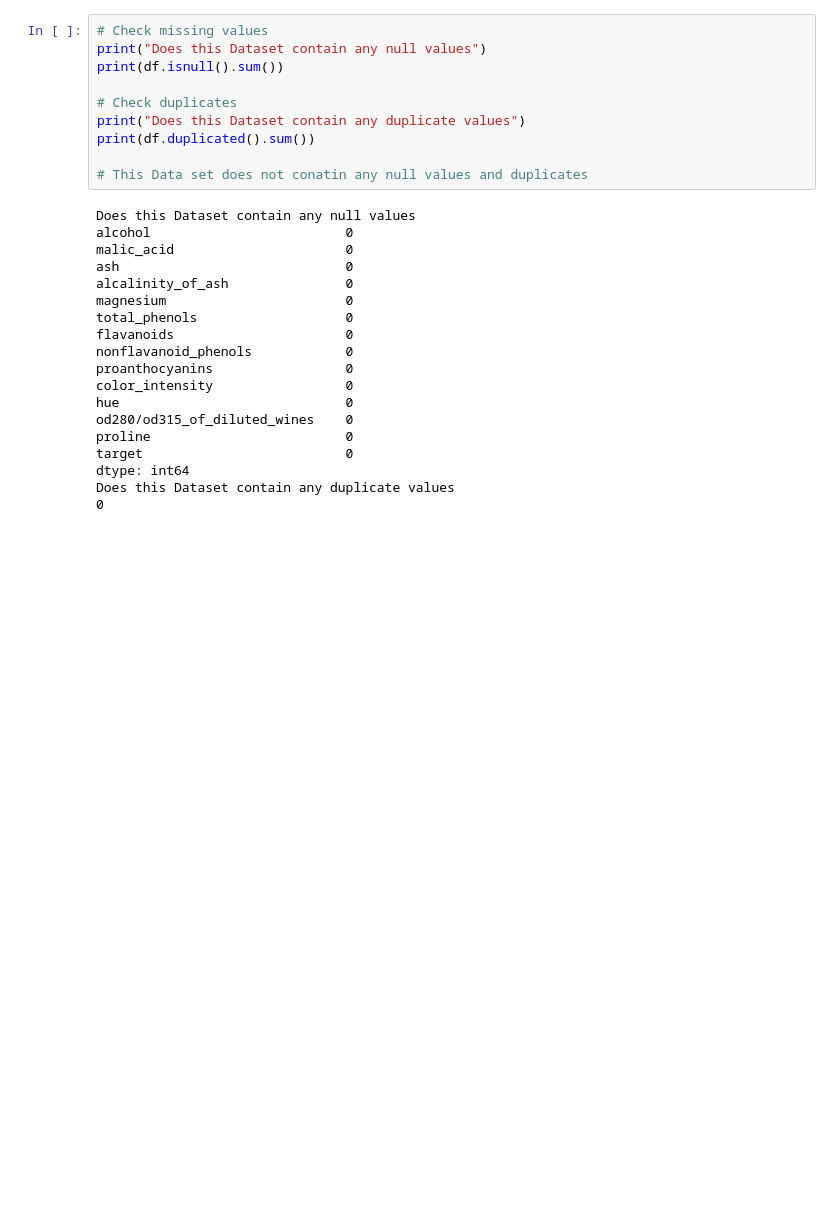
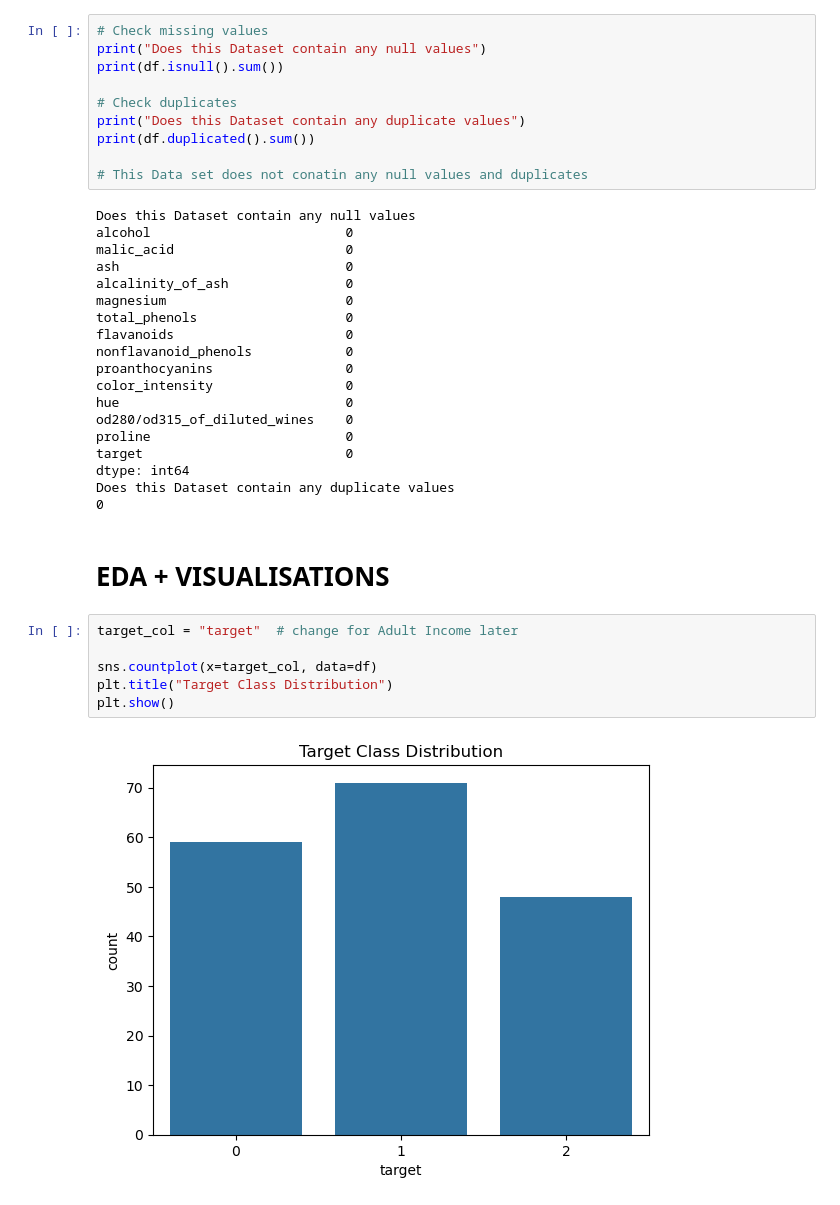
Before and after one commit to akshithreddy502/LogicMojo-AI-ML-Jan26-Akshith, a Jupyter notebook: assignments/assignment-04-classification-wine/wine_classification.ipynb, the cells around one changed output. Drawn from its saved outputs; the diff is of its cells as text; blank space fills up the shorter version.

```diff
--- a/assignments/assignment-04-classification-wine/wine_classification.ipynb
+++ b/assignments/assignment-04-classification-wine/wine_classification.ipynb
@@ -110,3 +110,13 @@ target                          0
 dtype: int64
 Does this Dataset contain any duplicate values
 0
+# %% [markdown]
+# EDA + VISUALISATIONS
+# %%
+target_col = "target"  # change for Adult Income later
+
+sns.countplot(x=target_col, data=df)
+plt.title("Target Class Distribution")
+plt.show()
+# %% [output]
+[figure, added]
```
Also changed, not shown: parts of 11 cells of this notebook, 4 other files.
